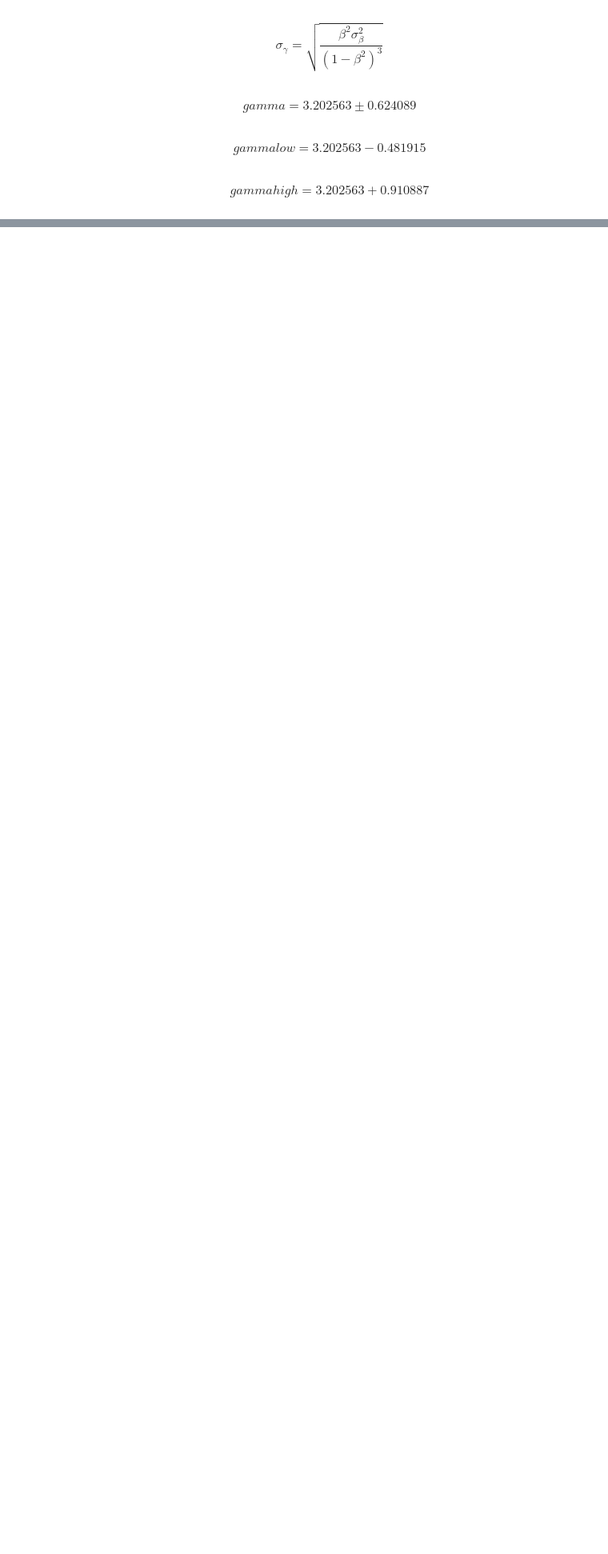
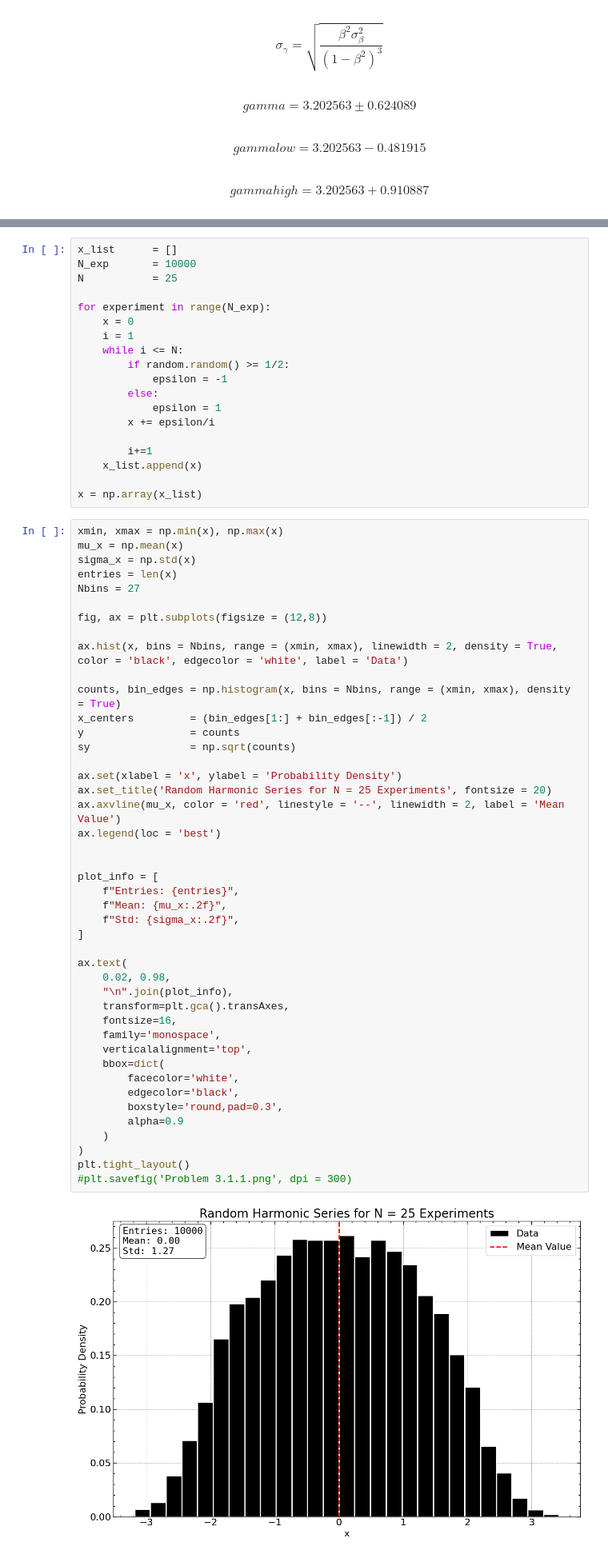
Before and after one commit to tobiassanta/AppStat2025, a Jupyter notebook: Exam/AppStatExam.ipynb, the cells around one changed output, grey strips where cells are left out. Shown at 80% size. Saved outputs shown, nothing was run; the diff lists cells and outputs as text; blank space fills up the shorter version.

```diff
--- a/Exam/AppStatExam.ipynb
+++ b/Exam/AppStatExam.ipynb
@@ -382,0 +388,65 @@ $$gamma high = 3.202563 + 0.910887$$
+# %%
+x_list      = []
+N_exp       = 10000
+N           = 25
+
+for experiment in range(N_exp):
+    x = 0
+    i = 1
+    while i <= N:
+        if random.random() >= 1/2:
+            epsilon = -1
+        else:
+            epsilon = 1
+        x += epsilon/i
+
+        i+=1
+    x_list.append(x)
+
+x = np.array(x_list)
+# %%
+xmin, xmax = np.min(x), np.max(x)
+mu_x = np.mean(x)
+sigma_x = np.std(x)
+entries = len(x)
+Nbins = 27
+
+fig, ax = plt.subplots(figsize = (12,8))
+
+ax.hist(x, bins = Nbins, range = (xmin, xmax), linewidth = 2, density = True, color = 'black', edgecolor = 'white', label = 'Data')
+
+counts, bin_edges = np.histogram(x, bins = Nbins, range = (xmin, xmax), density = True)
+x_centers         = (bin_edges[1:] + bin_edges[:-1]) / 2
+y                 = counts
+sy                = np.sqrt(counts)
+
+ax.set(xlabel = 'x', ylabel = 'Probability Density')
+ax.set_title('Random Harmonic Series for N = 25 Experiments', fontsize = 20)
+ax.axvline(mu_x, color = 'red', linestyle = '--', linewidth = 2, label = 'Mean Value')
+ax.legend(loc = 'best')
+
+
+plot_info = [
+    f"Entries: {entries}",
+    f"Mean: {mu_x:.2f}",
+    f"Std: {sigma_x:.2f}",
+]
+
+ax.text(
+    0.02, 0.98,
+    "\n".join(plot_info),
+    transform=plt.gca().transAxes,
+    fontsize=16,
+    family='monospace',
+    verticalalignment='top',
+    bbox=dict(
+        facecolor='white',
+        edgecolor='black',
+        boxstyle='round,pad=0.3',
+        alpha=0.9
+    )
+)
+plt.tight_layout()
+#plt.savefig('Problem 3.1.1.png', dpi = 300)
+# %% [output]
+[figure, added]
```
Also changed, not shown: parts of 13 cells of this notebook.
